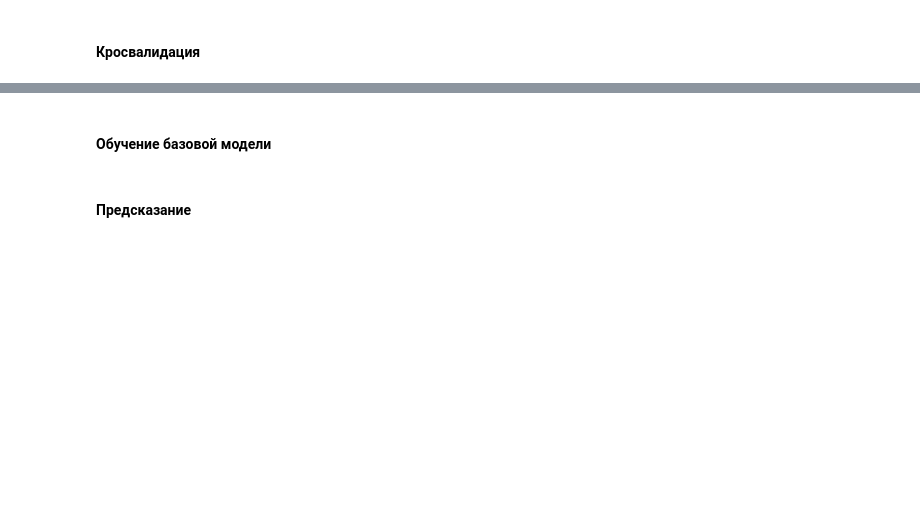
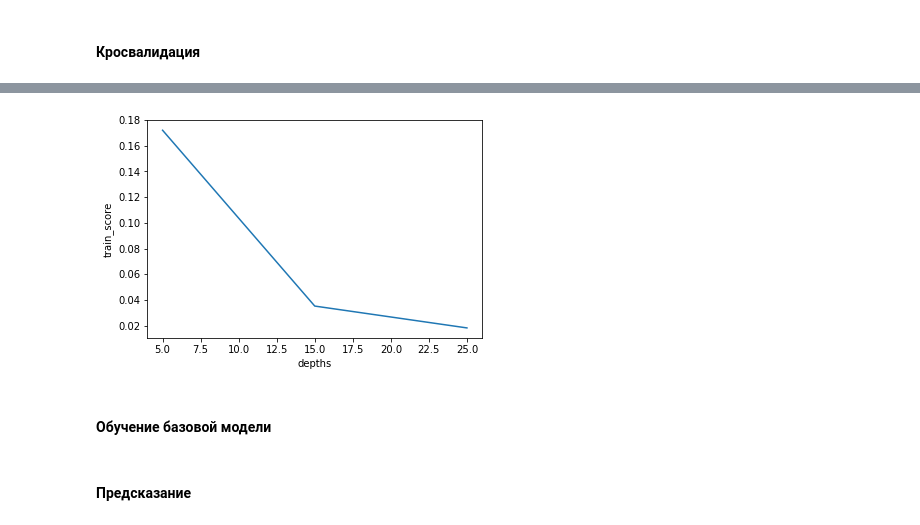
Before and after one commit to skrydg/ml, a Jupyter notebook: kaggle/walmart-recruiting-sales-in-stormy-weather/benchmark.ipynb, the cells around one changed output, grey strips where cells are left out. Cells and saved outputs as stored; diff of their text form; code cells hidden in the pictures; blank space fills up the shorter version.

```diff
--- a/kaggle/walmart-recruiting-sales-in-stormy-weather/benchmark.ipynb
+++ b/kaggle/walmart-recruiting-sales-in-stormy-weather/benchmark.ipynb
@@ -100,3 +117,10 @@ print("score: {}".format(get_score(y_test, y_predict)))
+# %%
+plt.plot(depths, train_score)
+plt.ylabel('train_score')
+plt.xlabel('depths')
+plt.show()
+# %% [output]
+[figure, added]
 # %% [markdown]
 #### Обучение базовой модели
 # %%
```
Also changed, not shown: parts of 8 cells of this notebook.
